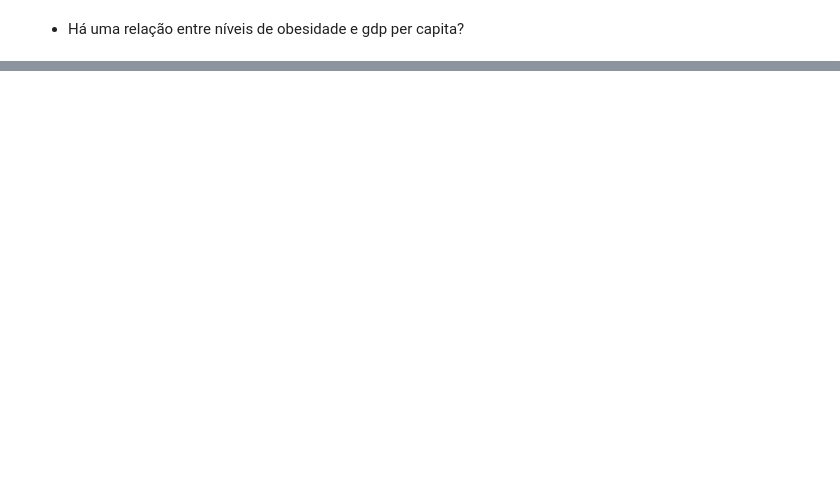
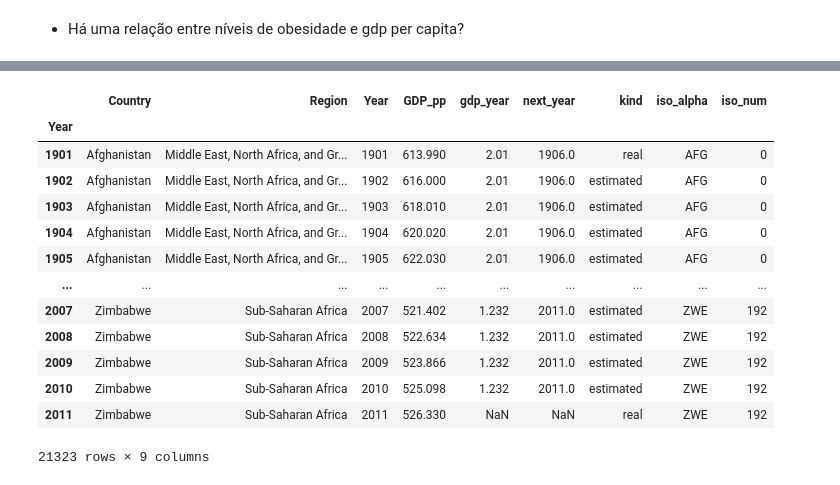
Before and after one commit to talesaraujoc/Analise_de_obesidade_e_renda_per_capita_por_paises, a Jupyter notebook: projeto-analise-de-dados.ipynb, the cells around one changed output, grey strips where cells are left out. Drawn from its saved outputs; the diff is of its cells as text; code cells hidden in the pictures; blank space fills up the shorter version.

```diff
--- a/projeto-analise-de-dados.ipynb
+++ b/projeto-analise-de-dados.ipynb
@@ -343,0 +472,4 @@ Name: GDP_pp, dtype: float64
+# %%
+import plotly.express as px
+
+df = px.data.gapminder()
@@ -343,0 +492,4 @@ Name: GDP_pp, dtype: float64
+# %%
+dict_iso_alpha = df.set_index('country').to_dict()['iso_alpha']
+# %%
+dict_num = {j: i for i, j in enumerate(df_gdp['Country'].unique())}
@@ -344,2 +513,10 @@ Name: GDP_pp, dtype: float64
+# %%
+df_gdp['iso_alpha'] = df_gdp['Country'].map(dict_iso_alpha)
+df_gdp['iso_num'] = df_gdp['Country'].map(dict_num)
+
+fig = px.choropleth(df_gdp[df_gdp["kind"]=="real"].reset_index(drop=True), locations="iso_alpha", color="GDP_pp", hover_name="Country", animation_frame="Year")
+
+fig.update_layout(height=600)
+fig.show()
 # %% [markdown]
 - Há uma relação entre níveis de obesidade e gdp per capita?
@@ -345,0 +544,17 @@ Name: GDP_pp, dtype: float64
+# %%
+df_gdp
+# %% [output]
+|  | Country | Region | Year | GDP_pp | gdp_year | next_year | kind | iso_alpha | iso_num |
+| Year |  |  |  |  |  |  |  |  |  |
+| 1901 | Afghanistan | Middle East, North Africa, and Gr... | 1901 | 613.990 | 2.01 | 1906.0 | real | AFG | 0 |
+| 1902 | Afghanistan | Middle East, North Africa, and Gr... | 1902 | 616.000 | 2.01 | 1906.0 | estimated | AFG | 0 |
+| 1903 | Afghanistan | Middle East, North Africa, and Gr... | 1903 | 618.010 | 2.01 | 1906.0 | estimated | AFG | 0 |
+| 1904 | Afghanistan | Middle East, North Africa, and Gr... | 1904 | 620.020 | 2.01 | 1906.0 | estimated | AFG | 0 |
+| 1905 | Afghanistan | Middle East, North Africa, and Gr... | 1905 | 622.030 | 2.01 | 1906.0 | estimated | AFG | 0 |
+| ... | ... | ... | ... | ... | ... | ... | ... | ... | ... |
+| 2007 | Zimbabwe | Sub-Saharan Africa | 2007 | 521.402 | 1.232 | 2011.0 | estimated | ZWE | 192 |
+| 2008 | Zimbabwe | Sub-Saharan Africa | 2008 | 522.634 | 1.232 | 2011.0 | estimated | ZWE | 192 |
+| 2009 | Zimbabwe | Sub-Saharan Africa | 2009 | 523.866 | 1.232 | 2011.0 | estimated | ZWE | 192 |
+| 2010 | Zimbabwe | Sub-Saharan Africa | 2010 | 525.098 | 1.232 | 2011.0 | estimated | ZWE | 192 |
+| 2011 | Zimbabwe | Sub-Saharan Africa | 2011 | 526.330 | NaN | NaN | real | ZWE | 192 |
+21323 rows × 9 columns
```
Also changed, not shown: parts of 33 cells of this notebook.
